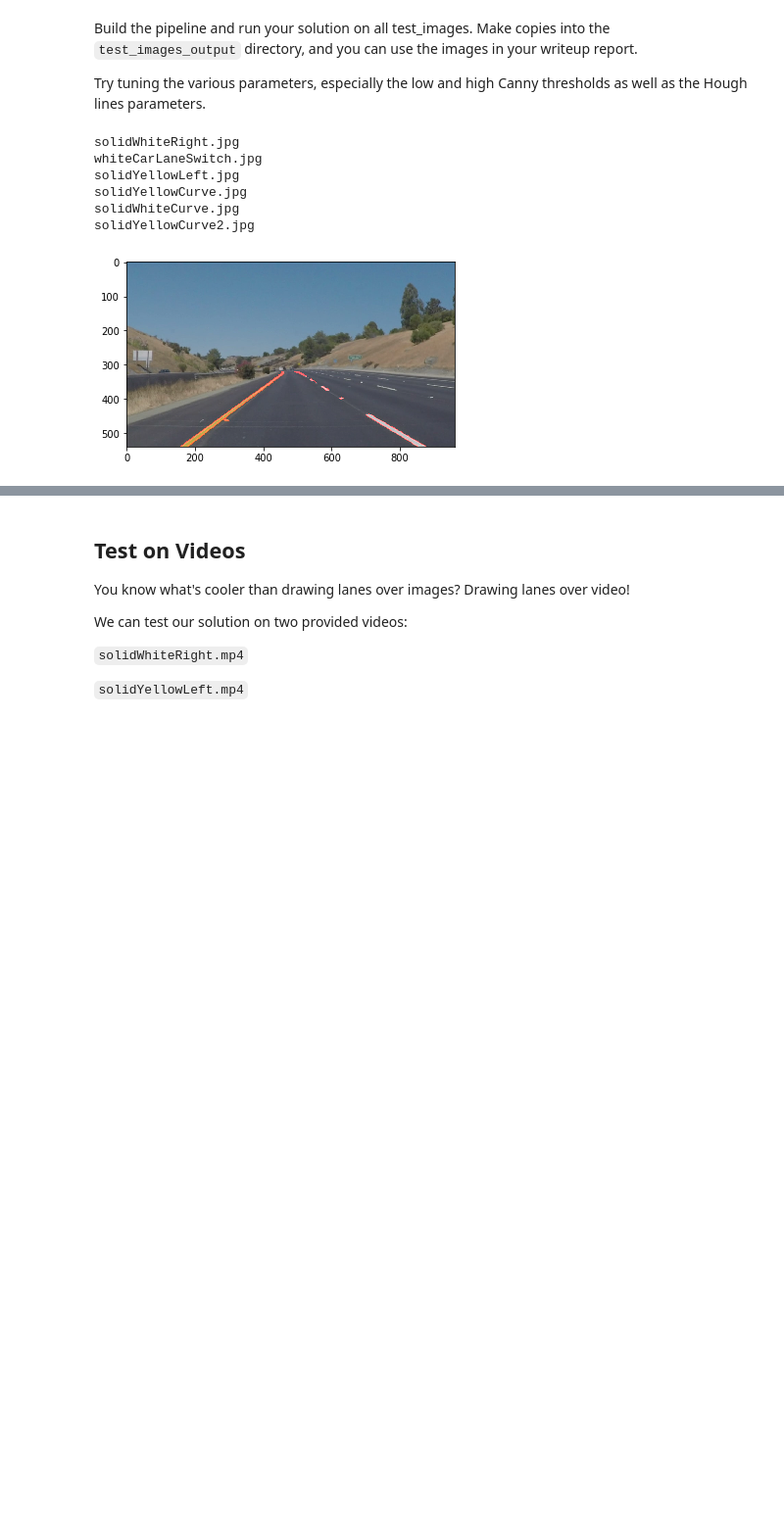
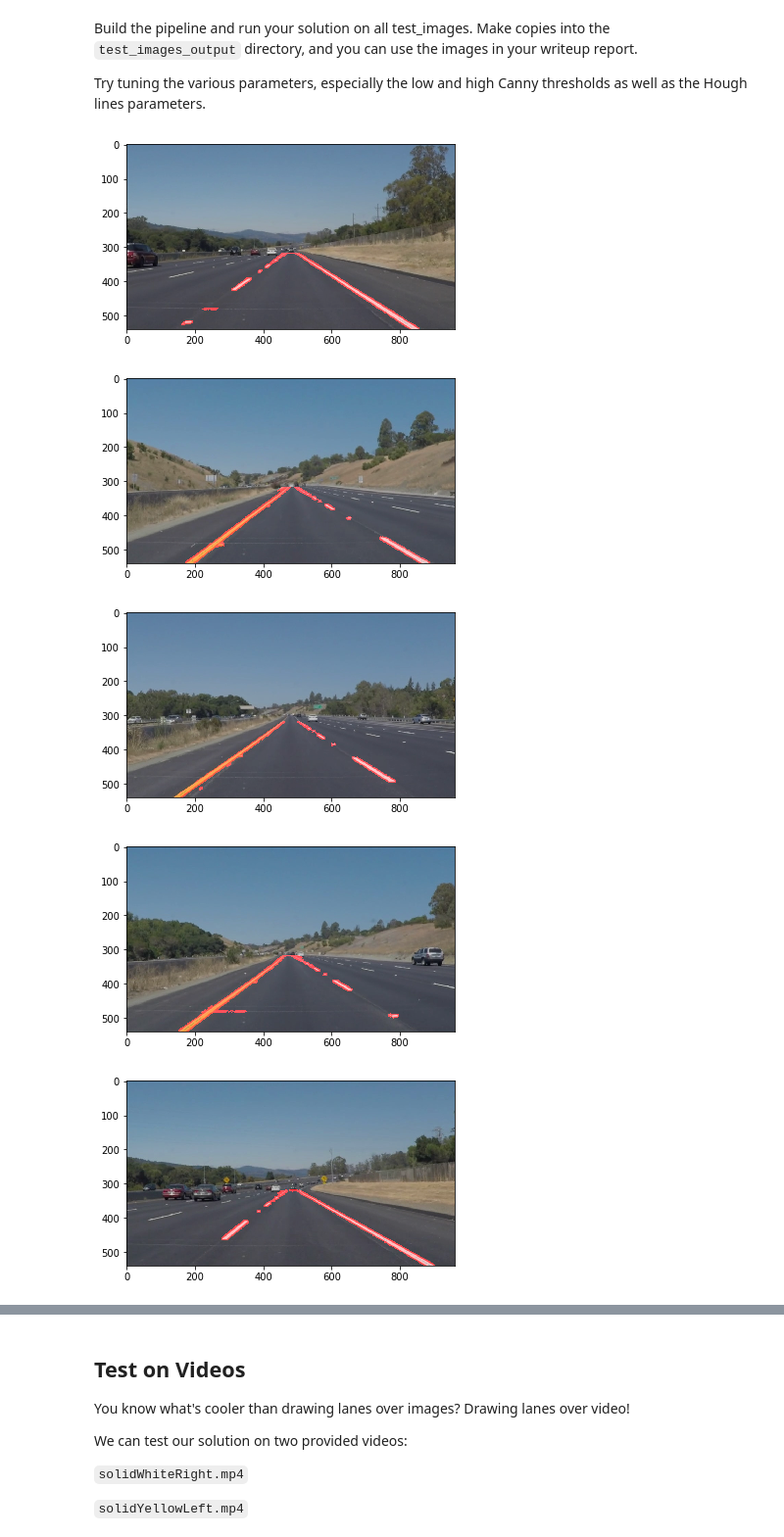
Before and after one commit to rosocz/LaneLines, a Jupyter notebook: P1.ipynb, the cells around one changed output, grey strips where cells are left out. Shown at 98% size. Saved outputs shown, nothing was run; the diff lists cells and outputs as text; code cells hidden in the pictures; blank space fills up the shorter version.

Commit message:
Improving of preprocessing and detection parameters

```diff
--- a/P1.ipynb
+++ b/P1.ipynb
@@ -193,38 +193,44 @@ Build the pipeline and run your solution on all test_images. Make copies into th
 
 Try tuning the various parameters, especially the low and high Canny thresholds as well as the Hough lines parameters.
 # %%
-for image_name in os.listdir("test_images/"):
-    image = mpimg.imread('test_images/'+image_name)
-    line_image = np.copy(image)
+def preprocessing(image):
+    gray_image = grayscale(image)
+    cany_image = canny(gray_image, 10, 175)
+    return gaussian_blur(cany_image, 5)
 
-    blured_gray_image = gaussian_blur(grayscale(line_image), 5)
-
-    cany_image = canny(blured_gray_image, 50, 150)
-
+def cut_image(image):
     imshape = image.shape
     vertices = np.array(
                         [
                             [
                                 (imshape[1]*0.145,imshape[0]),
                                 (imshape[1]*0.477,imshape[0]*0.59),
                                 (imshape[1]*0.525,imshape[0]*0.59),
-                                (imshape[1]*0.92,imshape[0])
+                                (imshape[1]*0.95,imshape[0])
                             ]
                         ]
         , dtype=np.int32)
 
-    cut_image = region_of_interest(cany_image, vertices)
+    return region_of_interest(image, vertices)
 
-    hough_image = hough_lines(cut_image, 2, np.pi/180, 4, 5, 8)
+def line_detection(image):
+    return hough_lines(image, 2, np.pi/180, 5, 6, 5)
 
-    plt.figure
-    print(image_name)
+for image_name in os.listdir("test_images/"):
+    image = mpimg.imread('test_images/'+image_name)
+    line_image = np.copy(image)
+
+    hough_image = line_detection(
+                        cut_image(
+                            preprocessing(line_image)
+                        )
+                    )
+
+    plt.figure()
     plt.imshow(weighted_img(hough_image, line_image))
 # %% [output]
-solidWhiteRight.jpg
-whiteCarLaneSwitch.jpg
-solidYellowLeft.jpg
-solidYellowCurve.jpg
-solidWhiteCurve.jpg
-solidYellowCurve2.jpg
-[figure, old version]
+[figure, new version]
+[figure, added]
+[figure, added]
+[figure, added]
+[figure, added]
```
Also changed, not shown: parts of 1 cell of this notebook.
